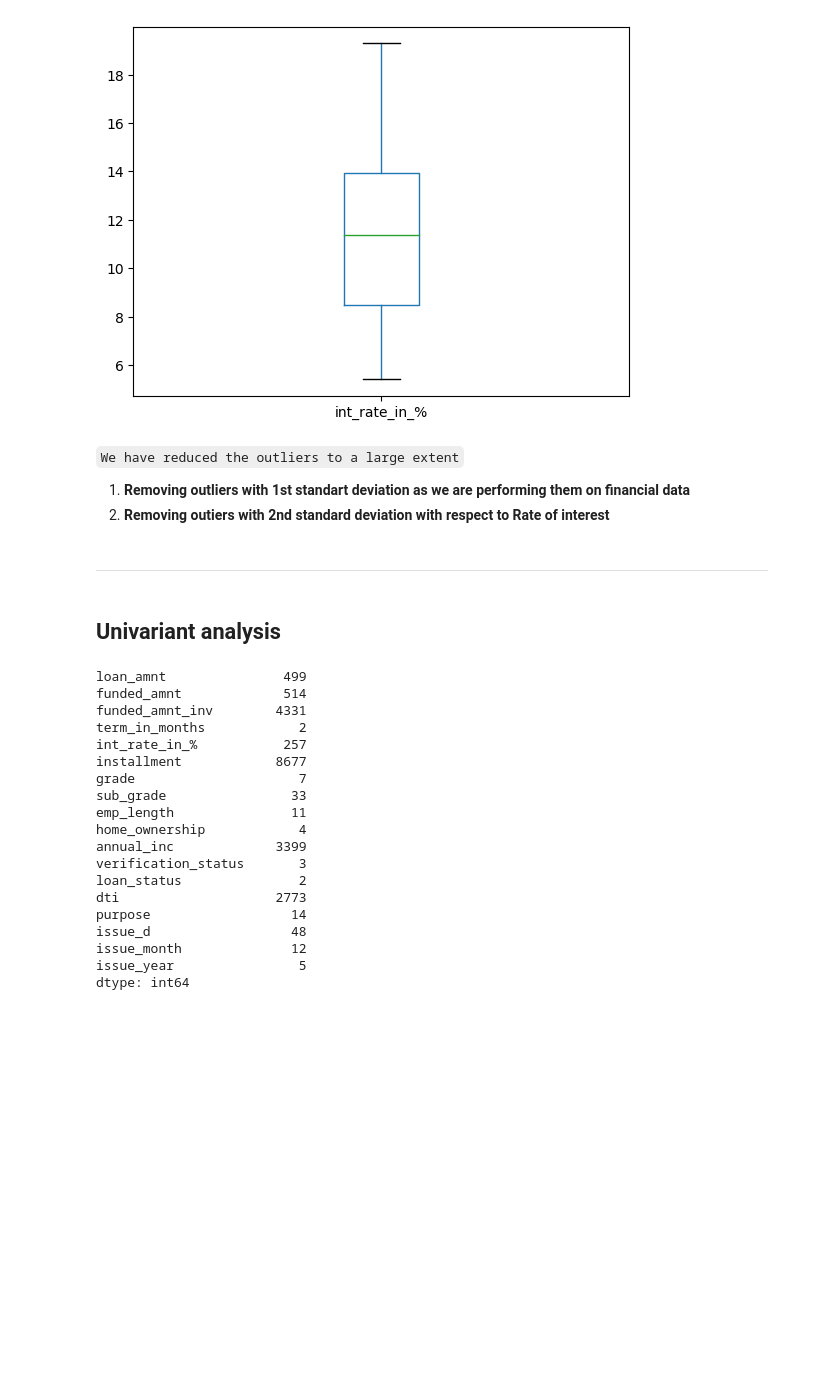
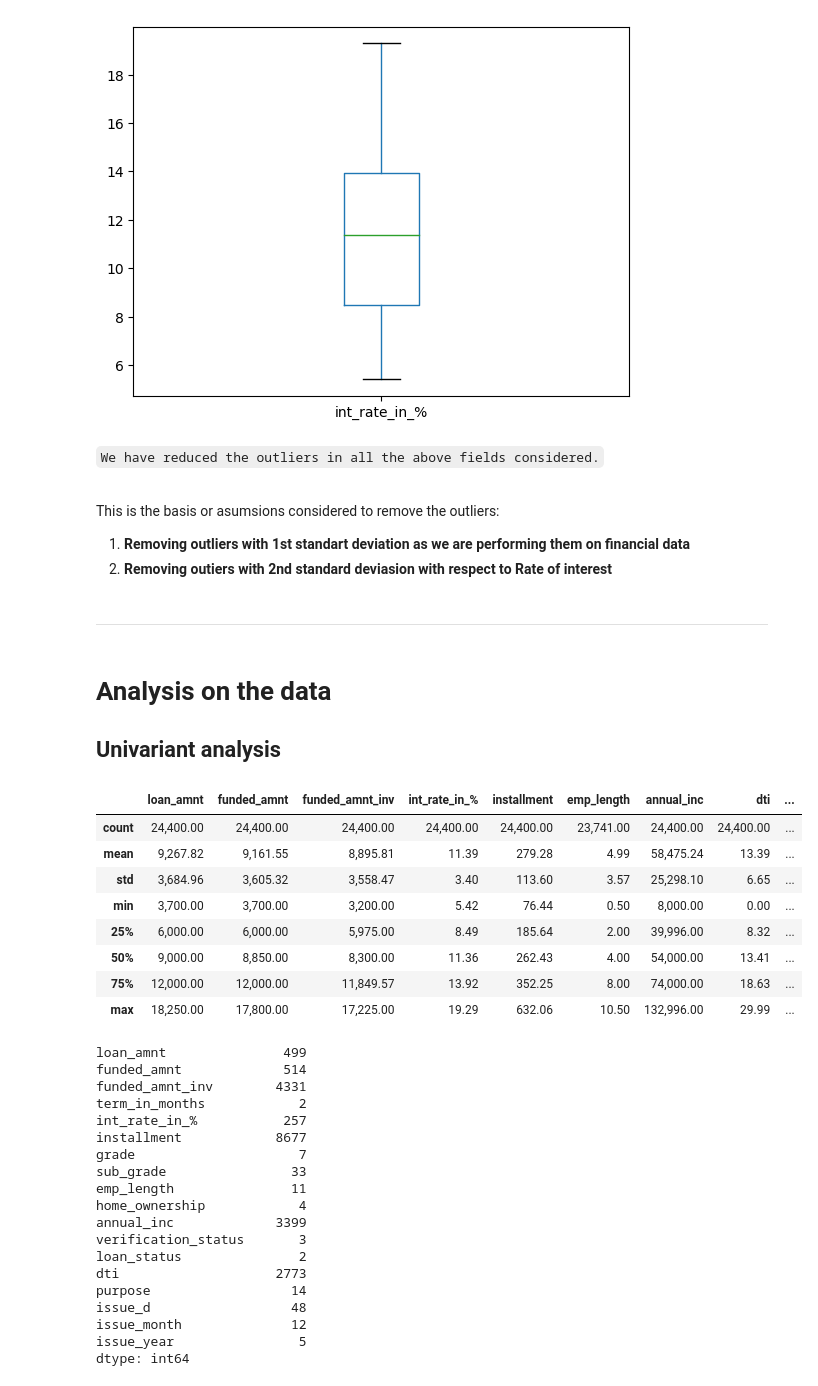
Before and after one commit to ManasModi1992/LendingClubCaseStudy, a Jupyter notebook: Group_Manas_Nesara.ipynb, the cells around one changed output. Saved outputs shown, nothing was run; the diff lists cells and outputs as text; code cells hidden in the pictures; blank space fills up the shorter version.

```diff
--- a/Group_Manas_Nesara.ipynb
+++ b/Group_Manas_Nesara.ipynb
@@ -248,13 +248,29 @@ box_plot(no_outlier, "int_rate_in_%")
 # %% [output]
 [figure]
 # %% [markdown]
-`We have reduced the outliers to a large extent`<br>
+`We have reduced the outliers in all the above fields considered.`<br>
+<br>
+
+This is the basis or asumsions considered to remove the outliers:
 1. **Removing outliers with 1st standart deviation as we are performing them on financial data**
-2. **Removing outiers with 2nd standard deviation with respect to Rate of interest**
+2. **Removing outiers with 2nd standard deviasion with respect to Rate of interest**
 # %% [markdown]
 ---------------------------------
 # %% [markdown]
+# Analysis on the data <br>
 ## Univariant analysis
+# %%
+no_outlier.describe()
+# %% [output]
+|  | loan_amnt | funded_amnt | funded_amnt_inv | int_rate_in_% | installment | emp_length | annual_inc | dti | ... |
+| count | 24,400.00 | 24,400.00 | 24,400.00 | 24,400.00 | 24,400.00 | 23,741.00 | 24,400.00 | 24,400.00 | ... |
+| mean | 9,267.82 | 9,161.55 | 8,895.81 | 11.39 | 279.28 | 4.99 | 58,475.24 | 13.39 | ... |
+| std | 3,684.96 | 3,605.32 | 3,558.47 | 3.40 | 113.60 | 3.57 | 25,298.10 | 6.65 | ... |
+| min | 3,700.00 | 3,700.00 | 3,200.00 | 5.42 | 76.44 | 0.50 | 8,000.00 | 0.00 | ... |
+| 25% | 6,000.00 | 6,000.00 | 5,975.00 | 8.49 | 185.64 | 2.00 | 39,996.00 | 8.32 | ... |
+| 50% | 9,000.00 | 8,850.00 | 8,300.00 | 11.36 | 262.43 | 4.00 | 54,000.00 | 13.41 | ... |
+| 75% | 12,000.00 | 12,000.00 | 11,849.57 | 13.92 | 352.25 | 8.00 | 74,000.00 | 18.63 | ... |
+| max | 18,250.00 | 17,800.00 | 17,225.00 | 19.29 | 632.06 | 10.50 | 132,996.00 | 29.99 | ... |
 # %%
 no_outlier.nunique()
 # %% [output]
```
Also changed, not shown: parts of 52 cells of this notebook, 1 other file.
